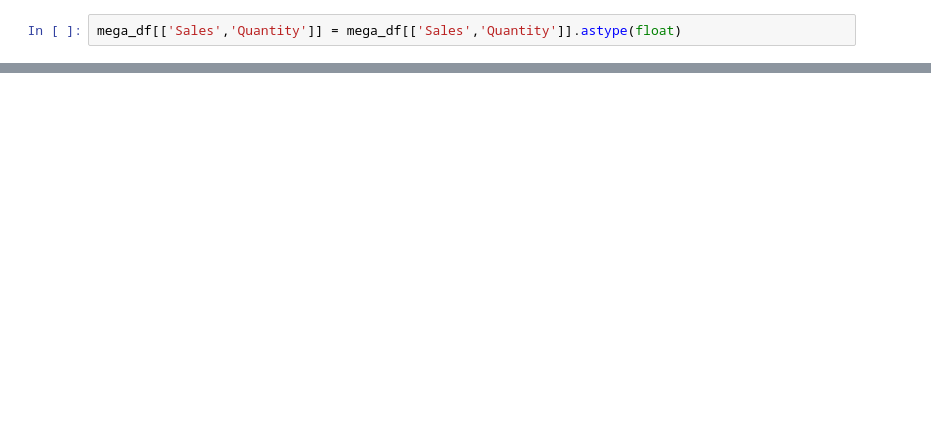
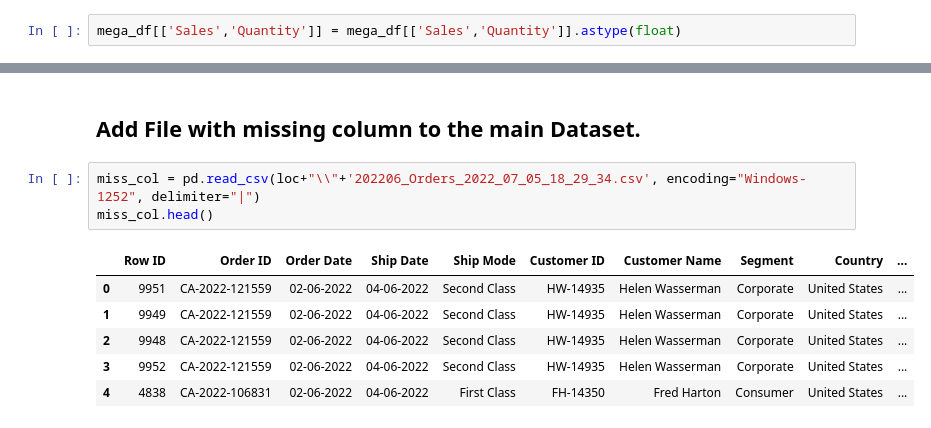
Before and after one commit to shashankraj1987/DE_CS_202309, a Jupyter notebook: Project/Solution/test_load_data.ipynb, the cells around one changed output, grey strips where cells are left out. Cells and saved outputs as stored; diff of their text form; blank space fills up the shorter version.

```diff
--- a/Project/Solution/test_load_data.ipynb
+++ b/Project/Solution/test_load_data.ipynb
@@ -169,0 +181,12 @@ mega_df.head()
+# %% [markdown]
+## Add File with missing column to the main Dataset.
+# %%
+miss_col = pd.read_csv(loc+"\\"+'202206_Orders_2022_07_05_18_29_34.csv', encoding="Windows-1252", delimiter="|")
+miss_col.head()
+# %% [output]
+|  | Row ID | Order ID | Order Date | Ship Date | Ship Mode | Customer ID | Customer Name | Segment | Country | ... |
+| 0 | 9951 | CA-2022-121559 | 02-06-2022 | 04-06-2022 | Second Class | HW-14935 | Helen Wasserman | Corporate | United States | ... |
+| 1 | 9949 | CA-2022-121559 | 02-06-2022 | 04-06-2022 | Second Class | HW-14935 | Helen Wasserman | Corporate | United States | ... |
+| 2 | 9948 | CA-2022-121559 | 02-06-2022 | 04-06-2022 | Second Class | HW-14935 | Helen Wasserman | Corporate | United States | ... |
+| 3 | 9952 | CA-2022-121559 | 02-06-2022 | 04-06-2022 | Second Class | HW-14935 | Helen Wasserman | Corporate | United States | ... |
+| 4 | 4838 | CA-2022-106831 | 02-06-2022 | 04-06-2022 | First Class | FH-14350 | Fred Harton | Consumer | United States | ... |
```
Also changed, not shown: parts of 38 cells of this notebook, 14 other files.
